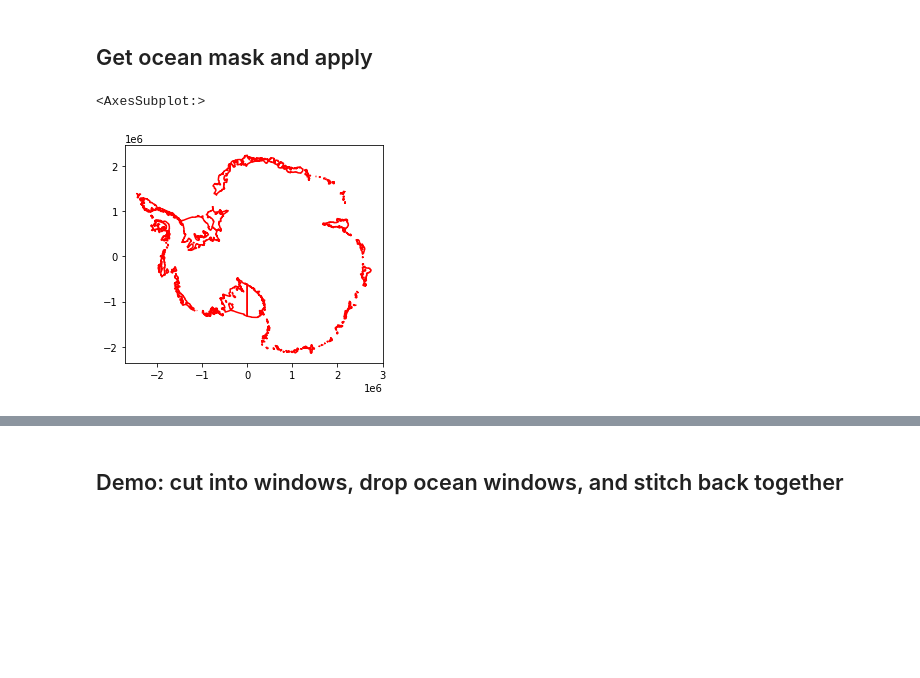
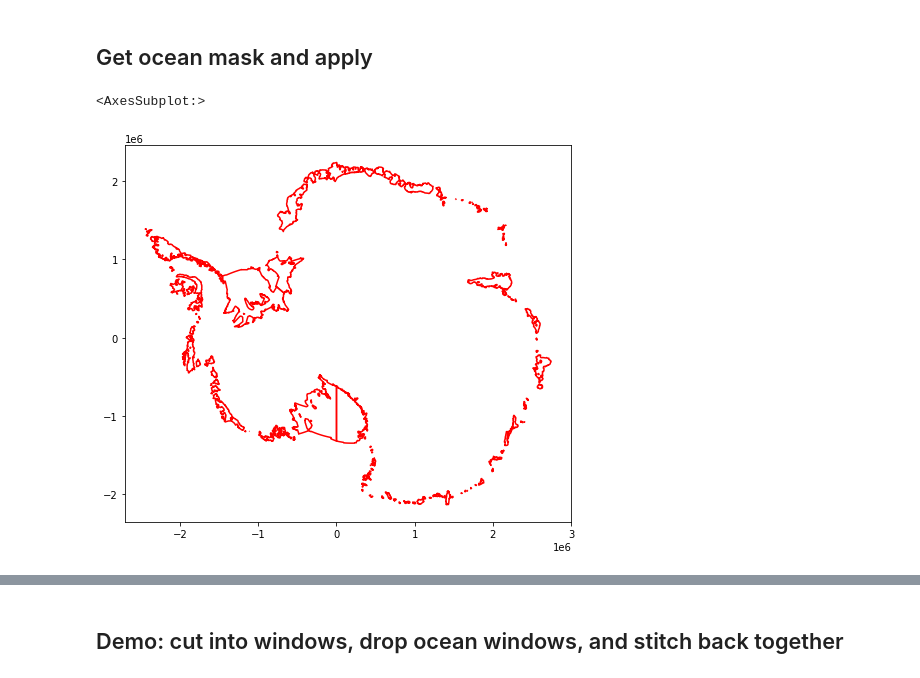
Before and after one commit to Iceshelves/AutomatedDamageDetection, a Jupyter notebook: notebooks/preprocessing/demo_mask_ocean.ipynb, the cells around one changed output, grey strips where cells are left out. Drawn from its saved outputs; the diff is of its cells as text; code cells hidden in the pictures; blank space fills up the shorter version.

```diff
--- a/notebooks/preprocessing/demo_mask_ocean.ipynb
+++ b/notebooks/preprocessing/demo_mask_ocean.ipynb
@@ -42,16 +42,16 @@ data.shape
 # %%
 import geopandas as gpd
 import matplotlib.pyplot as plt
 
 iceshelf_poly_path = os.path.join(homedir,'Data/ne_10m_antarctic_ice_shelves_polys/ne_10m_antarctic_ice_shelves_polys.shp')
 iceshelf_poly = gpd.read_file(iceshelf_poly_path).to_crs(epsg=3031)
 # print(iceshelf_poly)
 # iceshelf_poly.plot()
 
-fig,ax=plt.subplots(1)
+fig,ax=plt.subplots(1,figsize=(8,8))
 iceshelf_poly.to_crs(epsg=3031).boundary.plot(ax=ax,color='red')
 # %% [output]
 <AxesSubplot:>
-[figure, old version]
+[figure, new version]
 # %%
 gdf = iceshelf_poly
```
Also changed, not shown: parts of 15 cells of this notebook.
